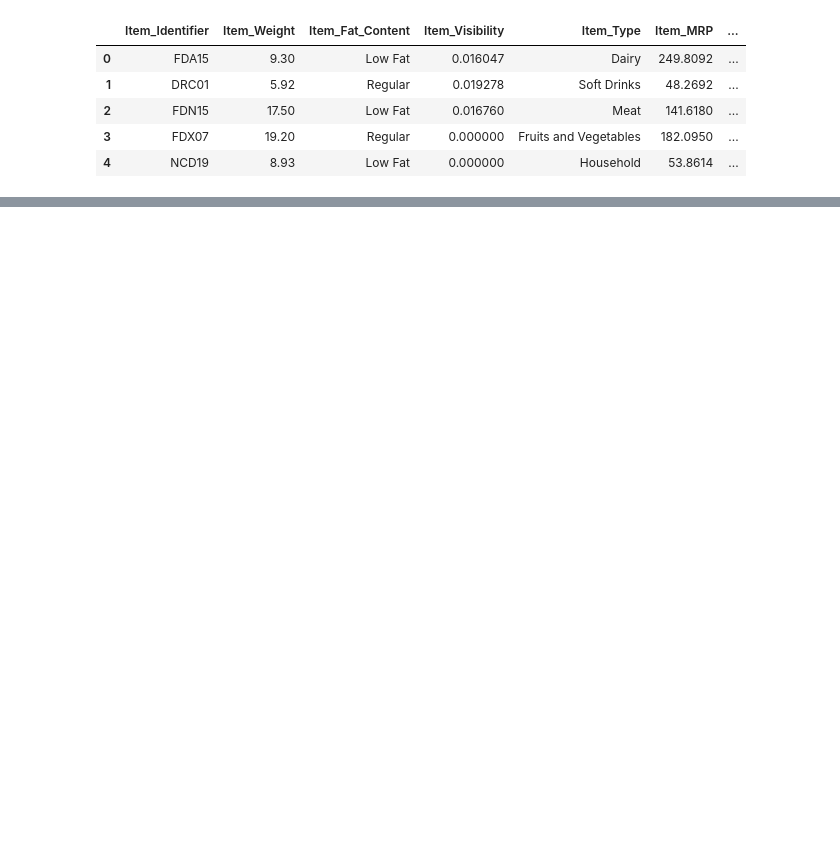
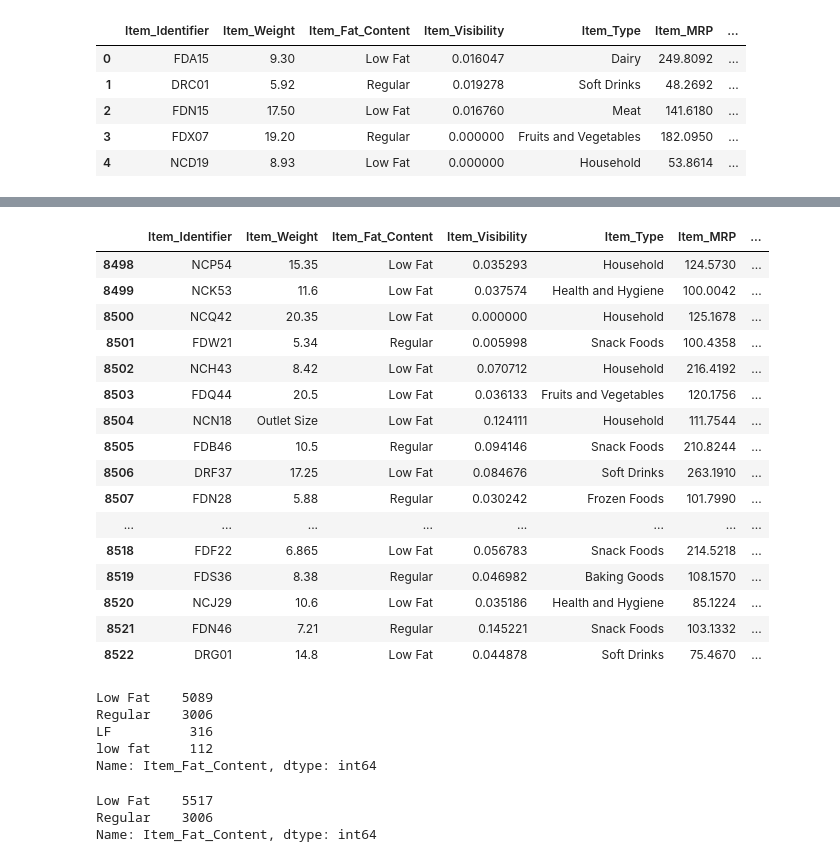
Before and after one commit to JessicaGreen22/food-sales-location-predictions, a Jupyter notebook: Food_Sales_predictions.ipynb, the cells around one changed output, grey strips where cells are left out. Cells and saved outputs as stored; diff of their text form; code cells hidden in the pictures; blank space fills up the shorter version.

```diff
--- a/Food_Sales_predictions.ipynb
+++ b/Food_Sales_predictions.ipynb
@@ -15,0 +38,3 @@ df.head()
+# %%
+sales = pd.read_csv("/content/sales_predictions.csv")
+sales
@@ -15,0 +143,29 @@ df.head()
+# %%
+sales.tail(25)
+# %% [output]
+|  | Item_Identifier | Item_Weight | Item_Fat_Content | Item_Visibility | Item_Type | Item_MRP | ... |
+| 8498 | NCP54 | 15.35 | Low Fat | 0.035293 | Household | 124.5730 | ... |
+| 8499 | NCK53 | 11.6 | Low Fat | 0.037574 | Health and Hygiene | 100.0042 | ... |
+| 8500 | NCQ42 | 20.35 | Low Fat | 0.000000 | Household | 125.1678 | ... |
+| 8501 | FDW21 | 5.34 | Regular | 0.005998 | Snack Foods | 100.4358 | ... |
+| 8502 | NCH43 | 8.42 | Low Fat | 0.070712 | Household | 216.4192 | ... |
+| 8503 | FDQ44 | 20.5 | Low Fat | 0.036133 | Fruits and Vegetables | 120.1756 | ... |
+| 8504 | NCN18 | Outlet Size | Low Fat | 0.124111 | Household | 111.7544 | ... |
+| 8505 | FDB46 | 10.5 | Regular | 0.094146 | Snack Foods | 210.8244 | ... |
+| 8506 | DRF37 | 17.25 | Low Fat | 0.084676 | Soft Drinks | 263.1910 | ... |
+| 8507 | FDN28 | 5.88 | Regular | 0.030242 | Frozen Foods | 101.7990 | ... |
+| ... | ... | ... | ... | ... | ... | ... | ... |
+| 8518 | FDF22 | 6.865 | Low Fat | 0.056783 | Snack Foods | 214.5218 | ... |
+| 8519 | FDS36 | 8.38 | Regular | 0.046982 | Baking Goods | 108.1570 | ... |
+| 8520 | NCJ29 | 10.6 | Low Fat | 0.035186 | Health and Hygiene | 85.1224 | ... |
+| 8521 | FDN46 | 7.21 | Regular | 0.145221 | Snack Foods | 103.1332 | ... |
+| 8522 | DRG01 | 14.8 | Low Fat | 0.044878 | Soft Drinks | 75.4670 | ... |
+# %%
+df['Item_Fat_Content']= df['Item_Fat_Content'].replace('reg', 'Regular')
+df['Item_Fat_Content'].value_counts()
+# %% [output]
+Low Fat    5089
+Regular    3006
+LF          316
+low fat     112
+Name: Item_Fat_Content, dtype: int64
@@ -15,0 +174,7 @@ df.head()
+# %%
+df['Item_Fat_Content'] =df['Item_Fat_Content'].replace('low fat', 'Low Fat')
+df['Item_Fat_Content'].value_counts()
+# %% [output]
+Low Fat    5517
+Regular    3006
+Name: Item_Fat_Content, dtype: int64
```
Also changed, not shown: parts of 26 cells of this notebook.
